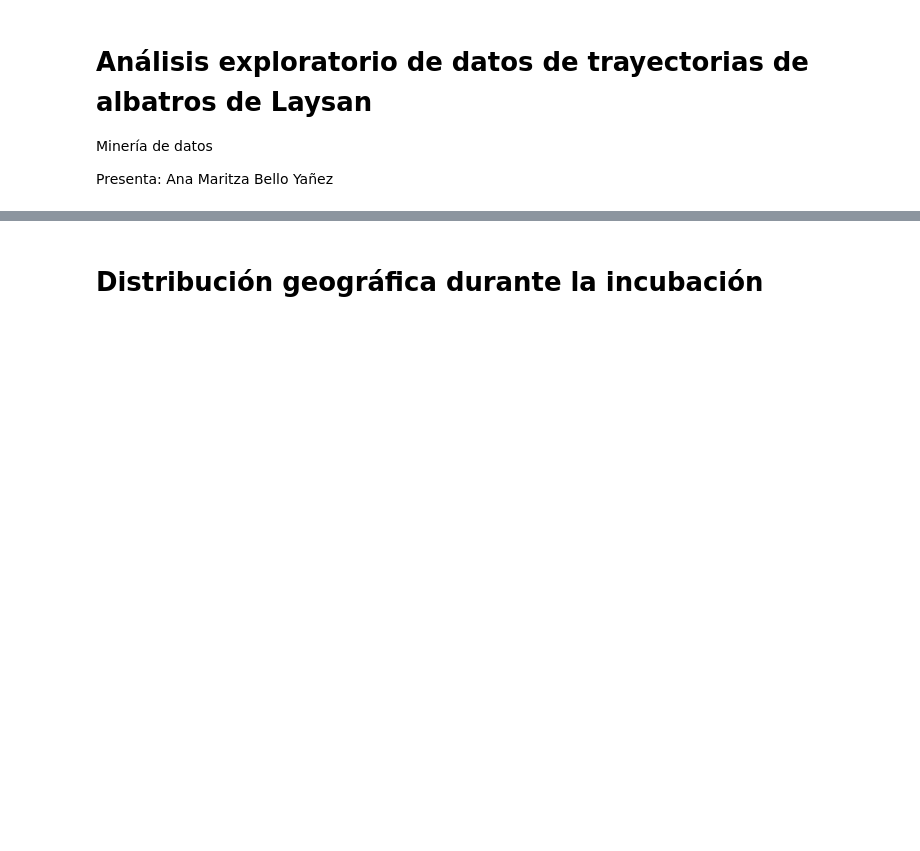
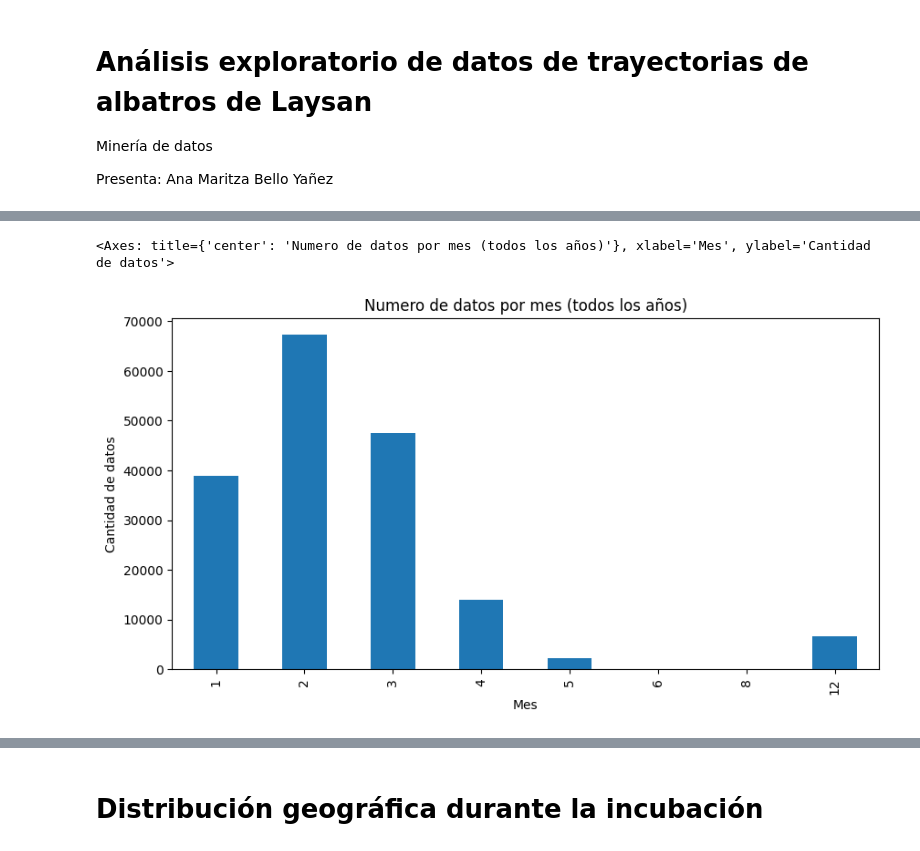
Before and after one commit to MaritzaB/niche_modelling, a Jupyter notebook: src/notebooks/eda_albatross.ipynb, the cells around one changed output, grey strips where cells are left out. Cells and saved outputs as stored; diff of their text form; code cells hidden in the pictures; blank space fills up the shorter version.

```diff
--- a/src/notebooks/eda_albatross.ipynb
+++ b/src/notebooks/eda_albatross.ipynb
@@ -29,6 +67,9 @@ data_by_year.plot(kind="bar", figsize=(8, 5),
 # %%
 data_by_month = trajectories.groupby(["month"]).size()
-data_by_month.plot(kind="bar", figsize=(8, 5),
+data_by_month.plot(kind="bar", figsize=(10, 5),
                   title="Numero de datos por mes (todos los años)",
-                  xlabel="Mes", ylabel="Cantidad de datos")
+                  xlabel="Mes", ylabel="Cantidad de datos",)
+# %% [output]
+<Axes: title={'center': 'Numero de datos por mes (todos los años)'}, xlabel='Mes', ylabel='Cantidad de datos'>
+[figure, added]
 # %%
```
Also changed, not shown: parts of 22 cells of this notebook, 6 other files.
